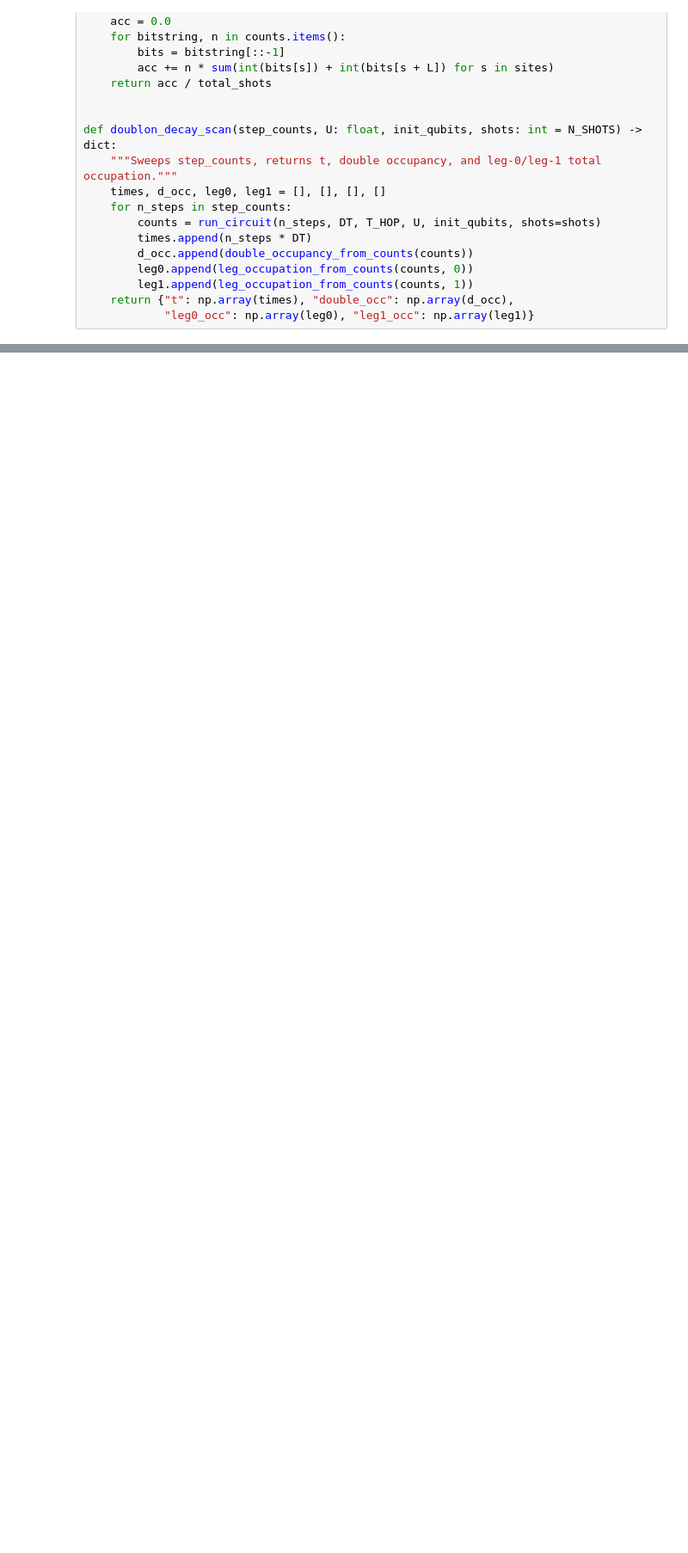
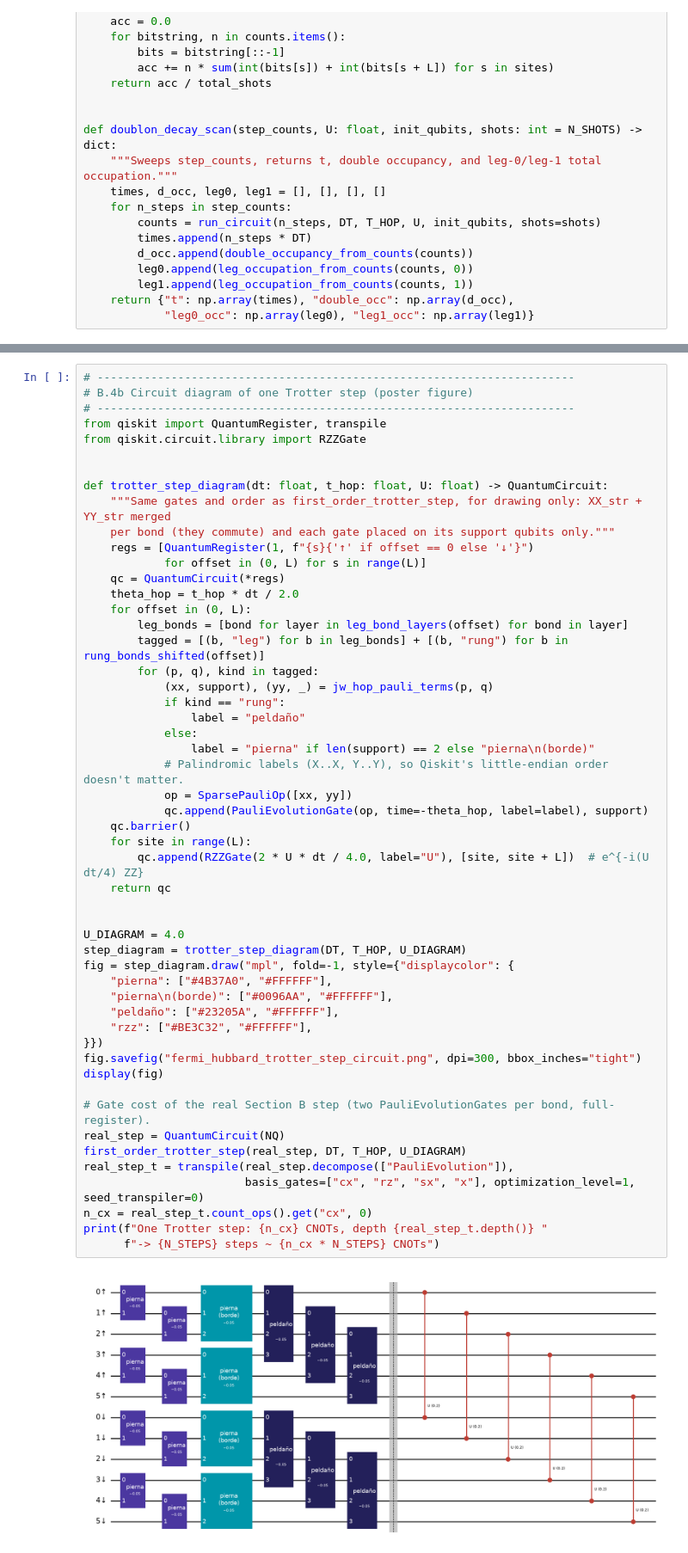
Before and after one commit to Luis1Corado/Quantathon-CR-2026-Challenge-3, a Jupyter notebook: FermiHubbard2D_ED_Trotter_VQE.ipynb, the cells around one changed output, grey strips where cells are left out. Shown at 86% size. Saved outputs shown, nothing was run; the diff lists cells and outputs as text; blank space fills up the shorter version.

```diff
--- a/FermiHubbard2D_ED_Trotter_VQE.ipynb
+++ b/FermiHubbard2D_ED_Trotter_VQE.ipynb
@@ -540,0 +552,54 @@ def doublon_decay_scan(step_counts, U: float, init_qubits, shots: int = N_SHOTS)
+# %%
+# -----------------------------------------------------------------------
+# B.4b Circuit diagram of one Trotter step (poster figure)
+# -----------------------------------------------------------------------
+from qiskit import QuantumRegister, transpile
+from qiskit.circuit.library import RZZGate
+
+
+def trotter_step_diagram(dt: float, t_hop: float, U: float) -> QuantumCircuit:
+    """Same gates and order as first_order_trotter_step, for drawing only: XX_str + YY_str merged
+    per bond (they commute) and each gate placed on its support qubits only."""
+    regs = [QuantumRegister(1, f"{s}{'↑' if offset == 0 else '↓'}")
+            for offset in (0, L) for s in range(L)]
+    qc = QuantumCircuit(*regs)
+    theta_hop = t_hop * dt / 2.0
+    for offset in (0, L):
+        leg_bonds = [bond for layer in leg_bond_layers(offset) for bond in layer]
+        tagged = [(b, "leg") for b in leg_bonds] + [(b, "rung") for b in rung_bonds_shifted(offset)]
+        for (p, q), kind in tagged:
+            (xx, support), (yy, _) = jw_hop_pauli_terms(p, q)
+            if kind == "rung":
+                label = "peldaño"
+            else:
+                label = "pierna" if len(support) == 2 else "pierna\n(borde)"
+            # Palindromic labels (X..X, Y..Y), so Qiskit's little-endian order doesn't matter.
+            op = SparsePauliOp([xx, yy])
+            qc.append(PauliEvolutionGate(op, time=-theta_hop, label=label), support)
+    qc.barrier()
+    for site in range(L):
+        qc.append(RZZGate(2 * U * dt / 4.0, label="U"), [site, site + L])  # e^{-i(U dt/4) ZZ}
+    return qc
+
+
+U_DIAGRAM = 4.0
+step_diagram = trotter_step_diagram(DT, T_HOP, U_DIAGRAM)
+fig = step_diagram.draw("mpl", fold=-1, style={"displaycolor": {
+    "pierna": ["#4B37A0", "#FFFFFF"],
+    "pierna\n(borde)": ["#0096AA", "#FFFFFF"],
+    "peldaño": ["#23205A", "#FFFFFF"],
+    "rzz": ["#BE3C32", "#FFFFFF"],
+}})
+fig.savefig("fermi_hubbard_trotter_step_circuit.png", dpi=300, bbox_inches="tight")
+display(fig)
+
+# Gate cost of the real Section B step (two PauliEvolutionGates per bond, full-register).
+real_step = QuantumCircuit(NQ)
+first_order_trotter_step(real_step, DT, T_HOP, U_DIAGRAM)
+real_step_t = transpile(real_step.decompose(["PauliEvolution"]),
+                        basis_gates=["cx", "rz", "sx", "x"], optimization_level=1, seed_transpiler=0)
+n_cx = real_step_t.count_ops().get("cx", 0)
+print(f"One Trotter step: {n_cx} CNOTs, depth {real_step_t.depth()} "
+      f"-> {N_STEPS} steps ~ {n_cx * N_STEPS} CNOTs")
+# %% [output]
+[figure, added]
```
Also changed, not shown: parts of 2 cells of this notebook, 7 other files.
